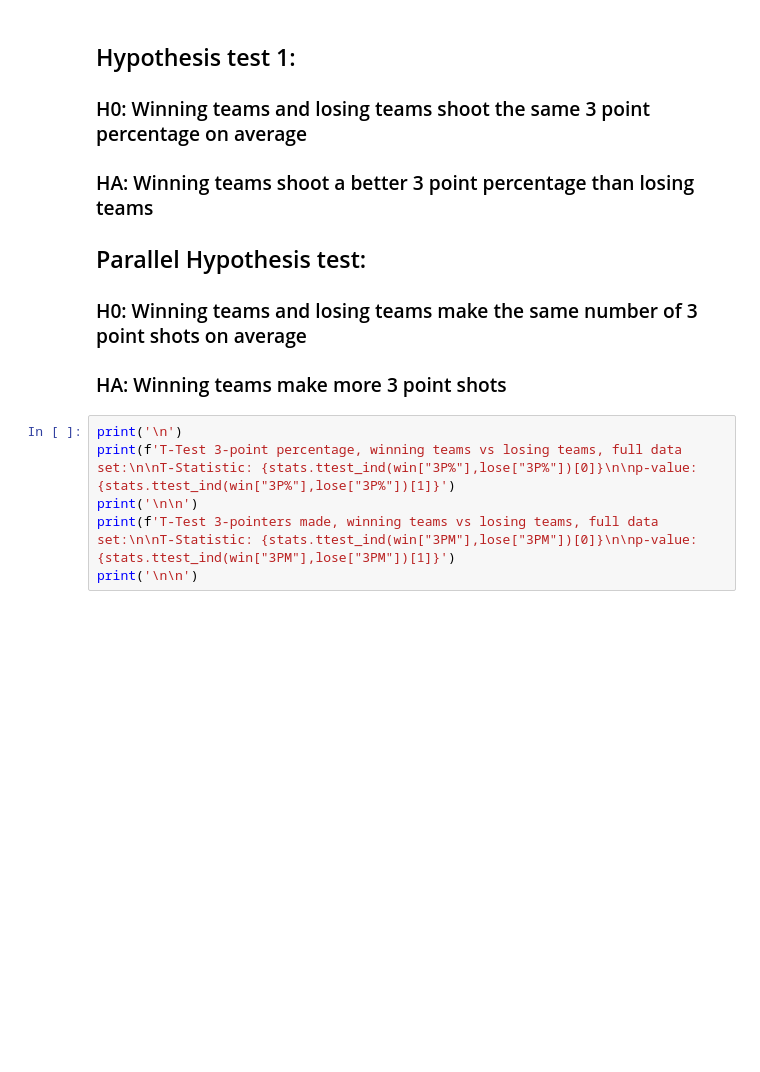
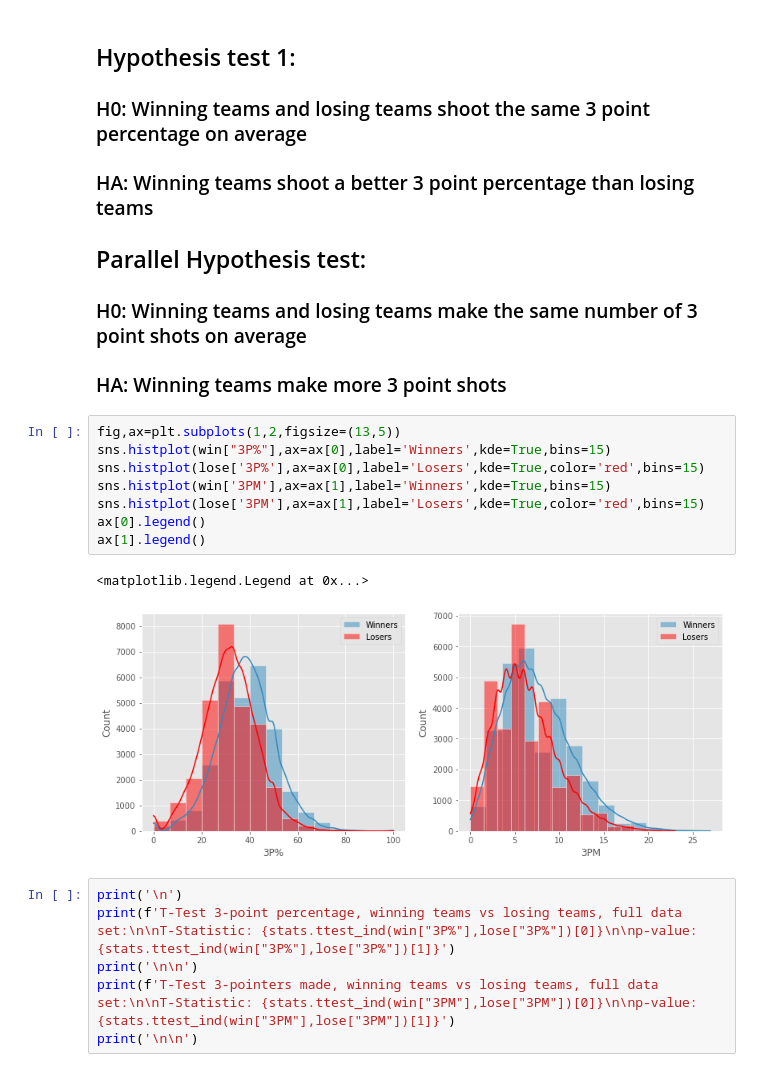
Before and after one commit to Nick-Henderson/nba-3pt-analysis, a Jupyter notebook: nba-3pt-analysis.ipynb, the cells around one changed output. Saved outputs shown, nothing was run; the diff lists cells and outputs as text; blank space fills up the shorter version.

```diff
--- a/nba-3pt-analysis.ipynb
+++ b/nba-3pt-analysis.ipynb
@@ -277,6 +277,17 @@ Great! we can see a clear increase in the correlation between 3P% and +/-. That
 ## Parallel Hypothesis test:
 ### H0: Winning teams and losing teams make the same number of 3 point shots on average
 ### HA: Winning teams make more 3 point shots
+# %%
+fig,ax=plt.subplots(1,2,figsize=(13,5))
+sns.histplot(win["3P%"],ax=ax[0],label='Winners',kde=True,bins=15)
+sns.histplot(lose['3P%'],ax=ax[0],label='Losers',kde=True,color='red',bins=15)
+sns.histplot(win['3PM'],ax=ax[1],label='Winners',kde=True,bins=15)
+sns.histplot(lose['3PM'],ax=ax[1],label='Losers',kde=True,color='red',bins=15)
+ax[0].legend()
+ax[1].legend()
+# %% [output]
+<matplotlib.legend.Legend at 0x...>
+[figure, added]
 # %%
 print('\n')
 print(f'T-Test 3-point percentage, winning teams vs losing teams, full data set:\n\nT-Statistic: {stats.ttest_ind(win["3P%"],lose["3P%"])[0]}\n\np-value: {stats.ttest_ind(win["3P%"],lose["3P%"])[1]}')
```
Also changed, not shown: 18 other files.
